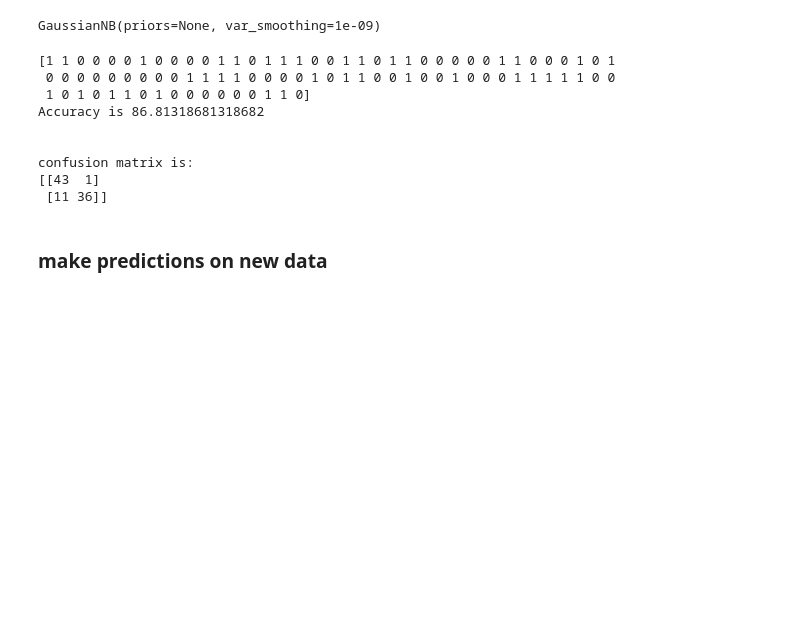
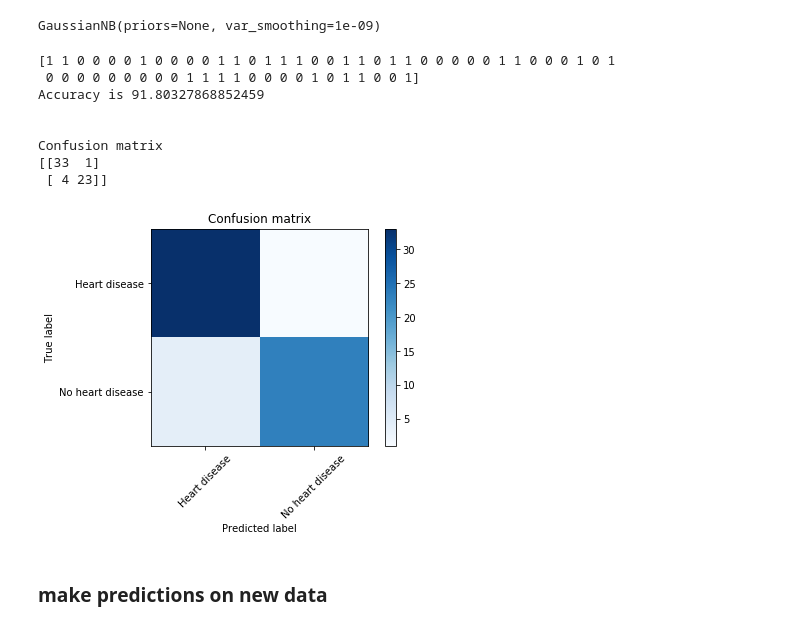
Before and after one commit to vinitha-narnindi/final-project, a Jupyter notebook: project final.ipynb, the cells around one changed output. Cells and saved outputs as stored; diff of their text form; code cells hidden in the pictures; blank space fills up the shorter version.

```diff
--- a/project final.ipynb
+++ b/project final.ipynb
@@ -602,24 +629,25 @@ modelgnb.fit(X_train, y_train)
 # %% [output]
 GaussianNB(priors=None, var_smoothing=1e-09)
 # %%
-#Predict Output
 pred3 = modelgnb.predict(X_test)
 print(pred3)
-print("Accuracy is",accuracy_score(y_test,pred3)*100)
+acc3=accuracy_score(y_test,pred3)*100
+print("Accuracy is",acc3)
 print('\n')
 cm3=confusion_matrix(y_test,pred3)
-print("confusion matrix is:")
-print(cm3)
+plt.figure()
+plot_confusion_matrix(cm3, classes=["Heart disease", "No heart disease"],title='Confusion matrix')
+plt.show()
 # %% [output]
 [1 1 0 0 0 0 1 0 0 0 0 1 1 0 1 1 1 0 0 1 1 0 1 1 0 0 0 0 0 1 1 0 0 0 1 0 1
- 0 0 0 0 0 0 0 0 0 1 1 1 1 0 0 0 0 1 0 1 1 0 0 1 0 0 1 0 0 0 1 1 1 1 1 0 0
- 1 0 1 0 1 1 0 1 0 0 0 0 0 0 1 1 0]
-Accuracy is 86.81318681318682
+ 0 0 0 0 0 0 0 0 0 1 1 1 1 0 0 0 0 1 0 1 1 0 0 1]
+Accuracy is 91.80327868852459
 
 
-confusion matrix is:
-[[43  1]
- [11 36]]
+Confusion matrix
+[[33  1]
+ [ 4 23]]
+[figure, added]
 # %%
 file3 = 'modelgnb_final.sav'
 pickle.dump(modellog, open(file3, 'wb'))
```
Also changed, not shown: parts of 20 cells of this notebook, 4 other files.
